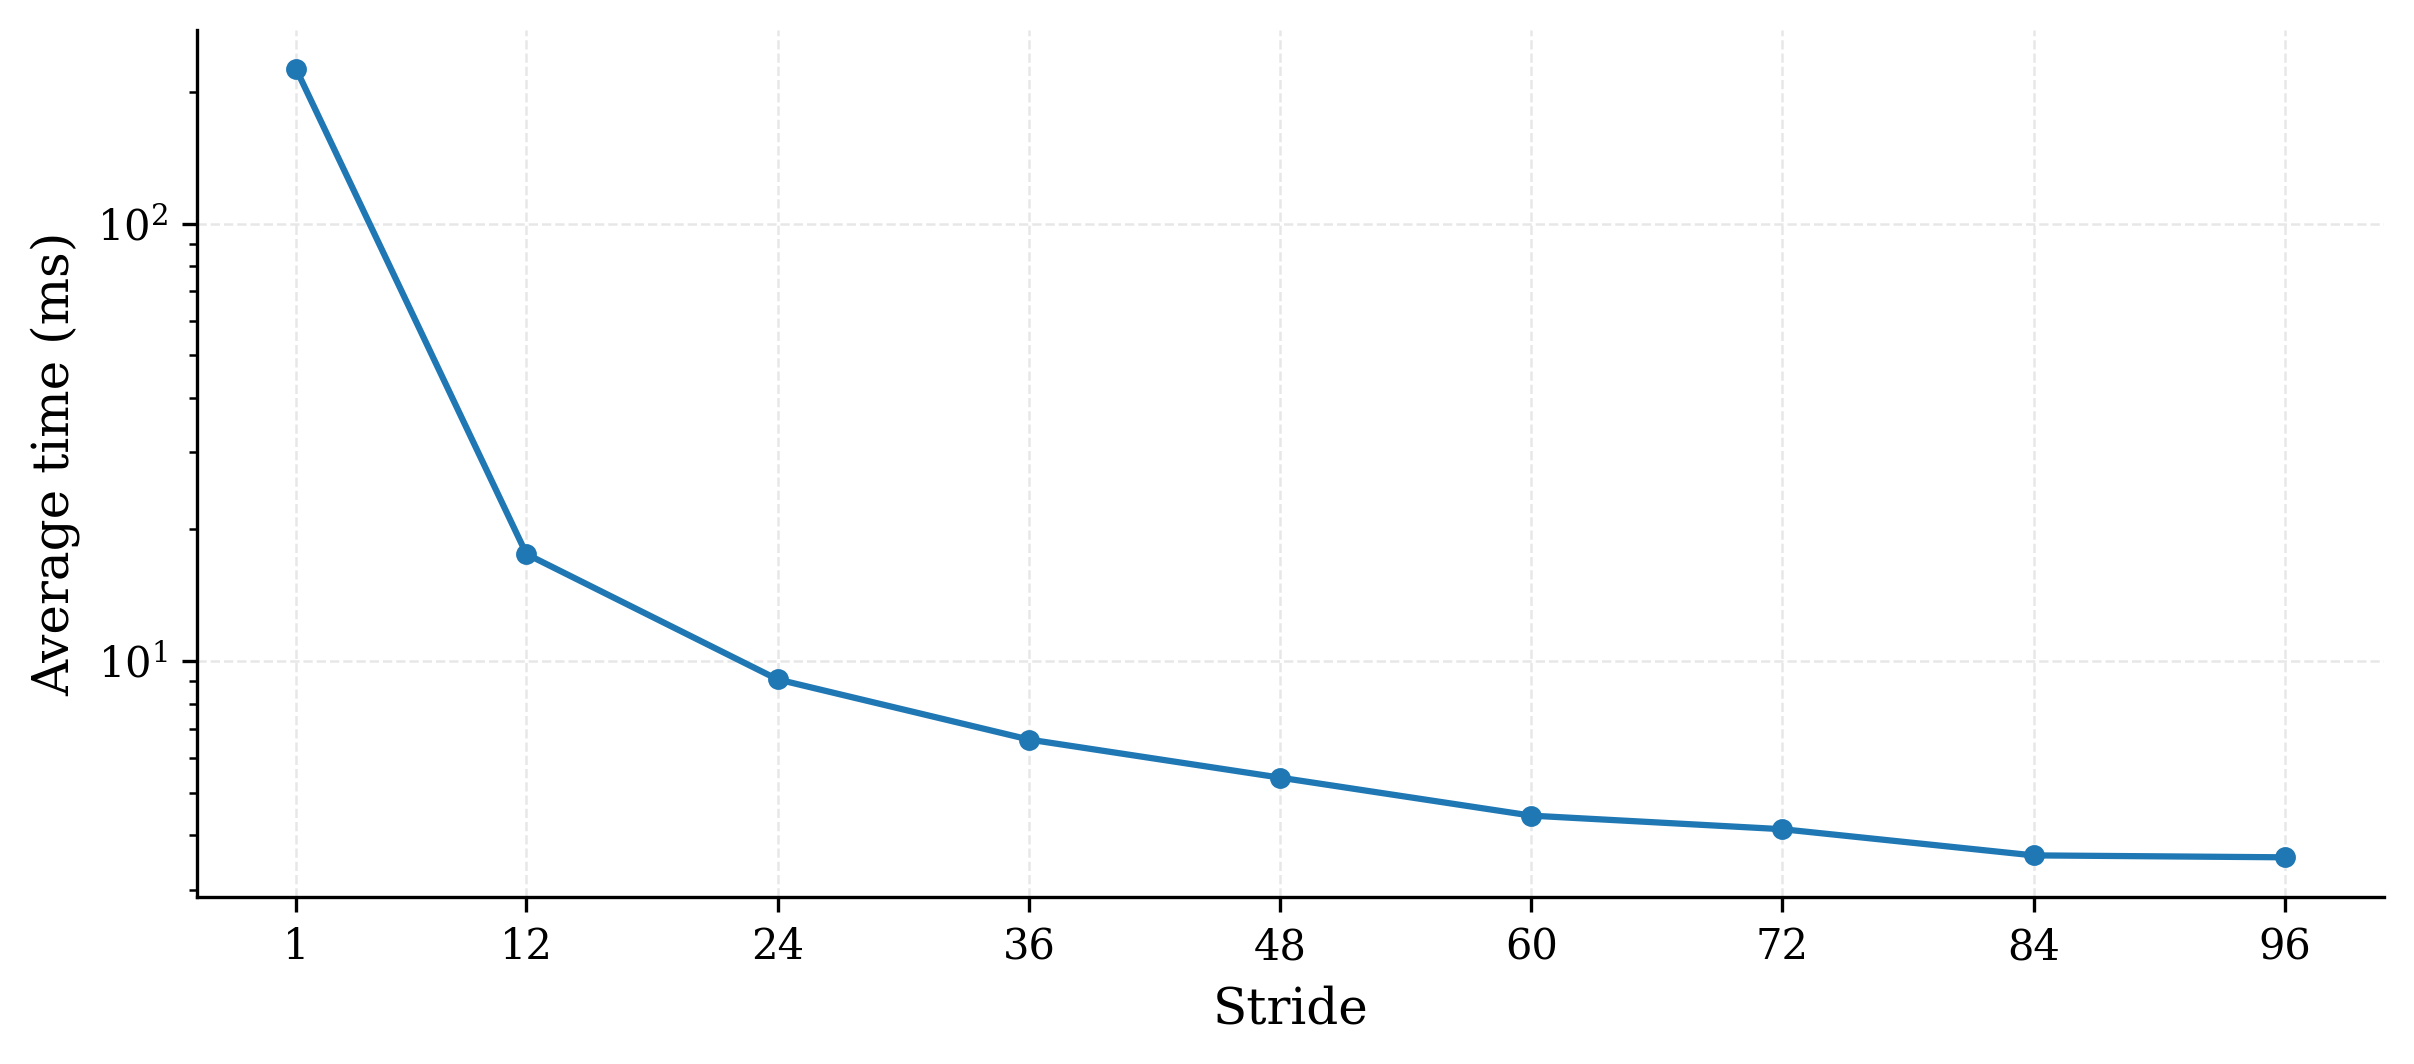
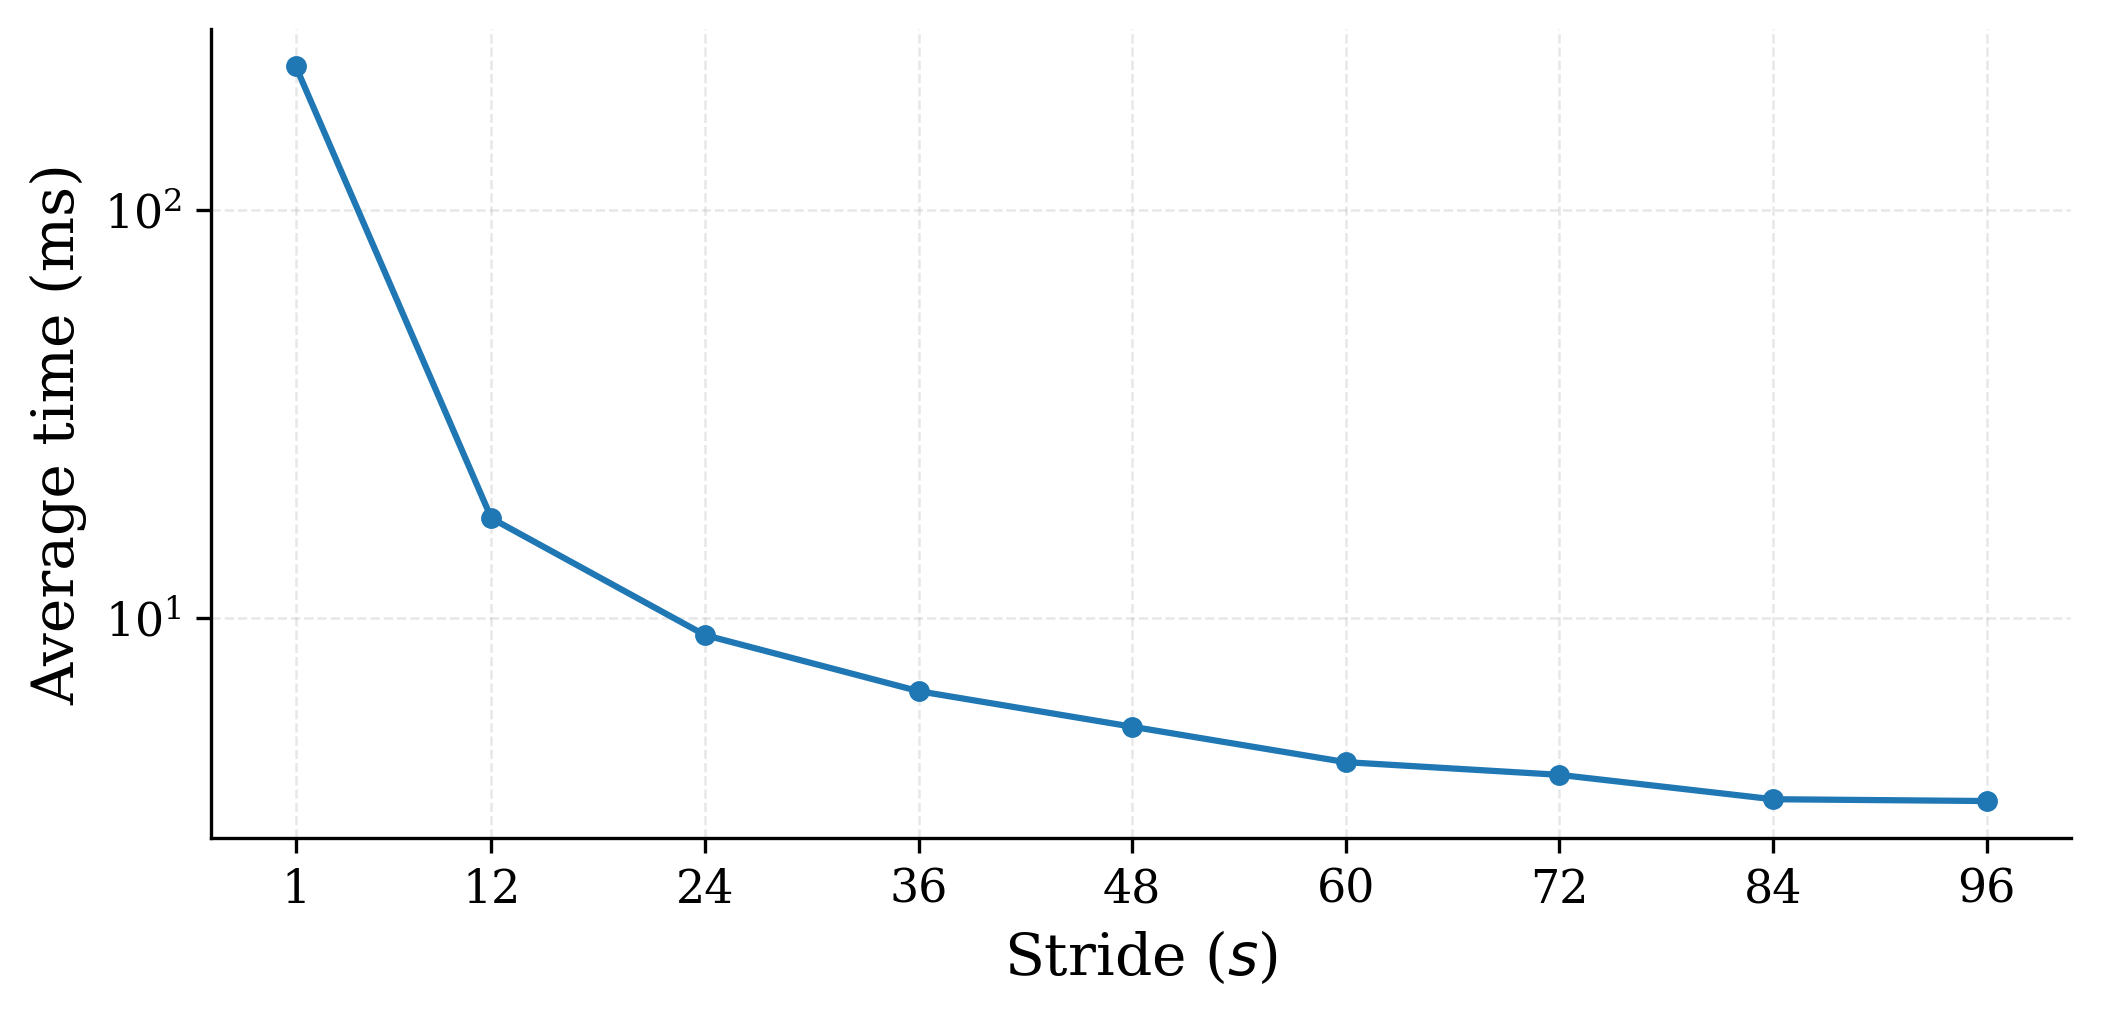
The notebook cell's code change between the first figure and the second:
--- before
+++ after
@@ -12,15 +12,14 @@
 ax.set_xticklabels([str(s) for s in strides])
 
-ax.set_xlabel("Stride")
+ax.set_xlabel("Stride ($s$)")
 ax.set_ylabel("Average time (ms)")
 
 ax.spines['top'].set_visible(False)
 ax.spines['right'].set_visible(False)
+ax.set_yscale("log")
+
 ax.grid(True, which="major", linestyle="--", alpha=0.3, linewidth=0.6)
 ax.yaxis.set_minor_locator(mticker.NullLocator())
 
-
-ax.set_yscale("log")
-plt.tight_layout(pad=0.5)
 
 # Save

Commit: Update README and adding licenses